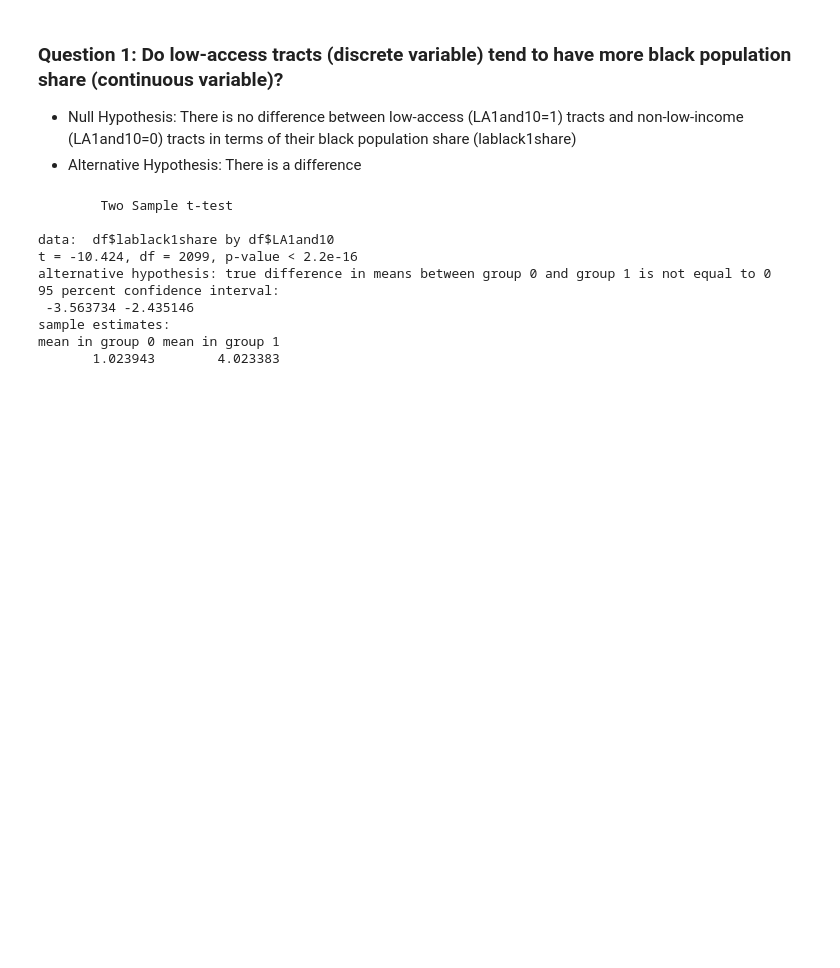
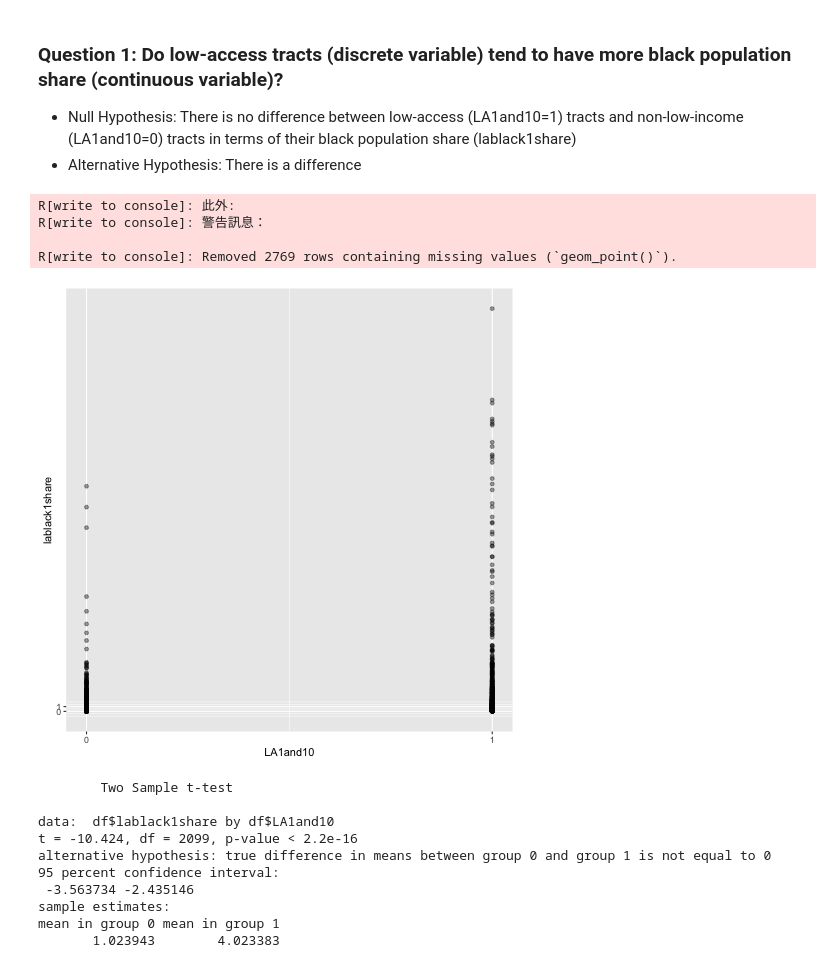
Before and after one commit to charlenelin0824/connect-to-census, a Jupyter notebook: hypothesis-test.ipynb, the cells around one changed output. Cells and saved outputs as stored; diff of their text form; code cells hidden in the pictures; blank space fills up the shorter version.

```diff
--- a/hypothesis-test.ipynb
+++ b/hypothesis-test.ipynb
@@ -89,6 +76,21 @@ df.head()
 ### Question 1: Do low-access tracts (discrete variable) tend to have more black population share (continuous variable)?
 - Null Hypothesis: There is no difference between low-access (LA1and10=1) tracts and non-low-income (LA1and10=0) tracts in terms of their black population share (lablack1share)
 - Alternative Hypothesis: There is a difference
+# %%
+%%R
+# plot LA1and10 with lablack1share in terms of their distribution and only show =0 and =1
+df %>%
+  ggplot(aes(x = LA1and10, y = lablack1share)) +
+  geom_point(alpha=.4) +
+  scale_x_continuous(breaks = c(0, 1)) +
+  scale_y_continuous(breaks = c(0, 1)) +
+  labs(x = 'LA1and10', y = 'lablack1share')
+# %% [output]
+R[write to console]: 此外:
+R[write to console]: 警告訊息：
+
+R[write to console]: Removed 2769 rows containing missing values (`geom_point()`).
+[figure, added]
 # %%
 %%R
 # Conduct a T-test in R for "lablack1share" for "LA1and10"=1 and "LA1and10"=0
```
Also changed, not shown: parts of 3 cells of this notebook.
